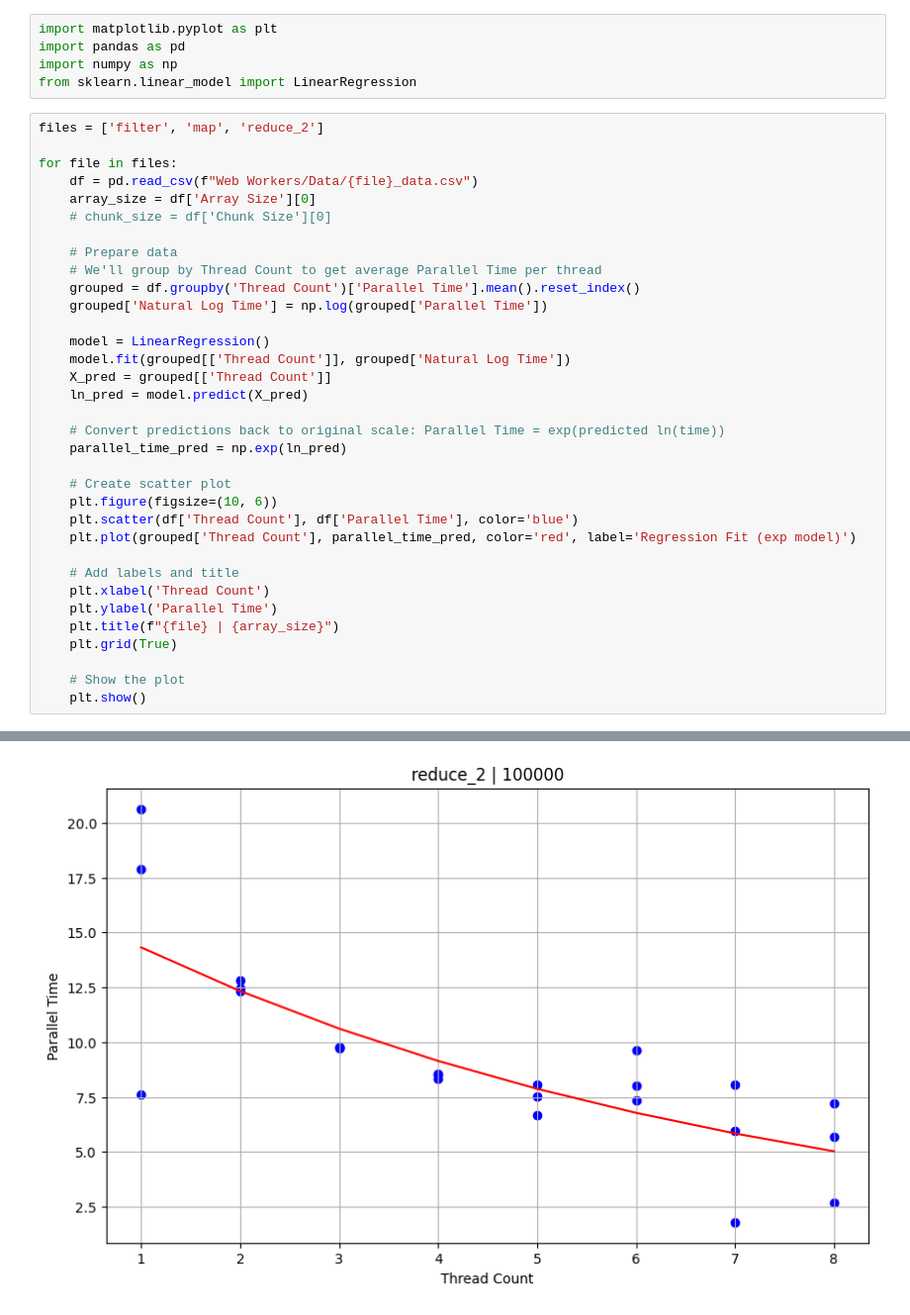
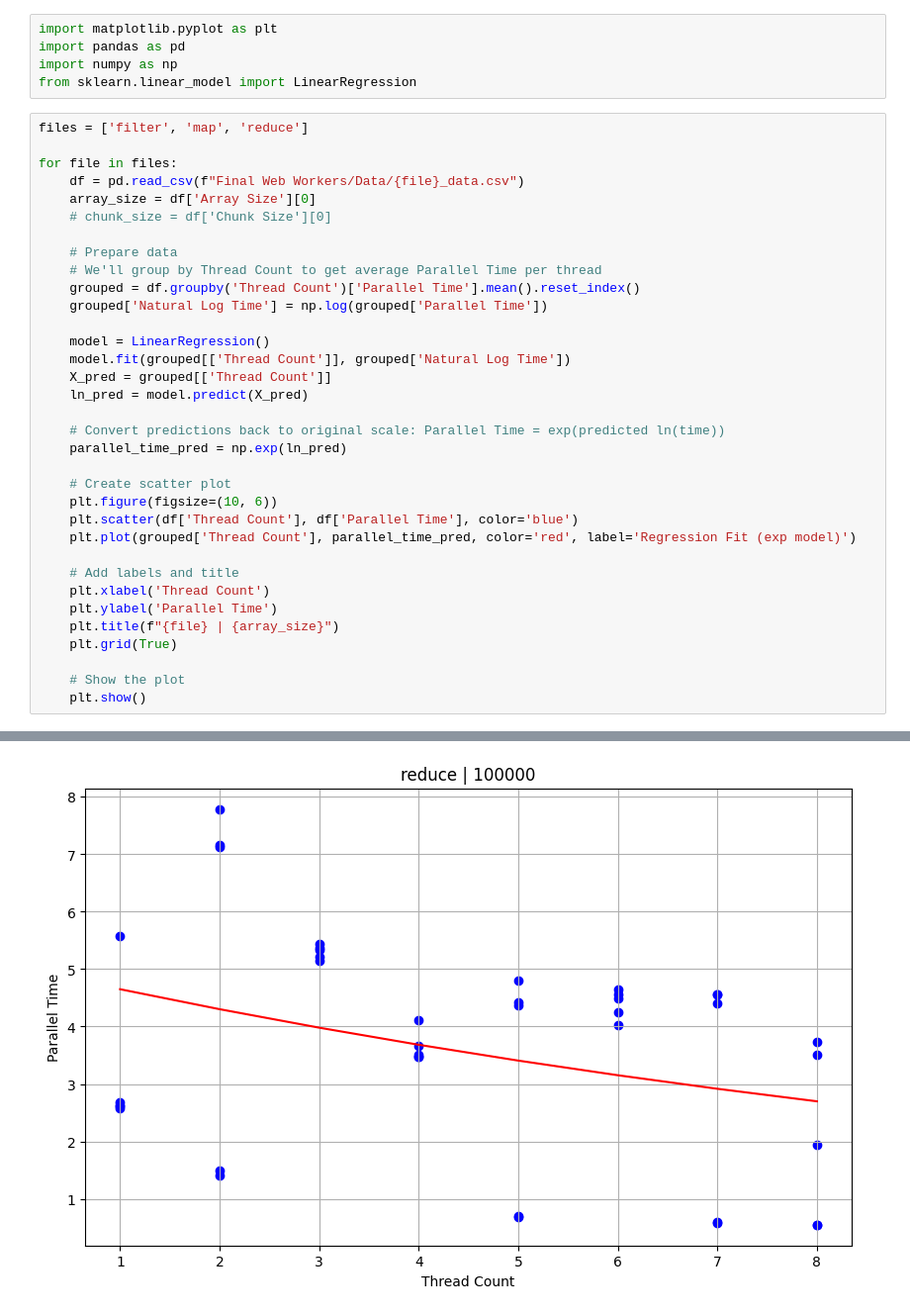
Before and after one commit to jhbarr/CSC-297, a Jupyter notebook: graph_plots.ipynb, the cells around one changed output, grey strips where cells are left out. Shown at 99% size. Cells and saved outputs as stored; diff of their text form.

Commit message:
Added the trial timing code to the final web workers folder

```diff
--- a/graph_plots.ipynb
+++ b/graph_plots.ipynb
@@ -4,10 +4,10 @@ import pandas as pd
 import numpy as np
 from sklearn.linear_model import LinearRegression
 # %%
-files = ['filter', 'map', 'reduce_2']
+files = ['filter', 'map', 'reduce']
 
 for file in files:
-    df = pd.read_csv(f"Web Workers/Data/{file}_data.csv")
+    df = pd.read_csv(f"Final Web Workers/Data/{file}_data.csv")
     array_size = df['Array Size'][0]
     # chunk_size = df['Chunk Size'][0]
 
@@ -43 +43 @@ for file in files:
-[figure, old version]
+[figure, new version]
```
Also changed, not shown: parts of 1 cell of this notebook, 6 other files.
